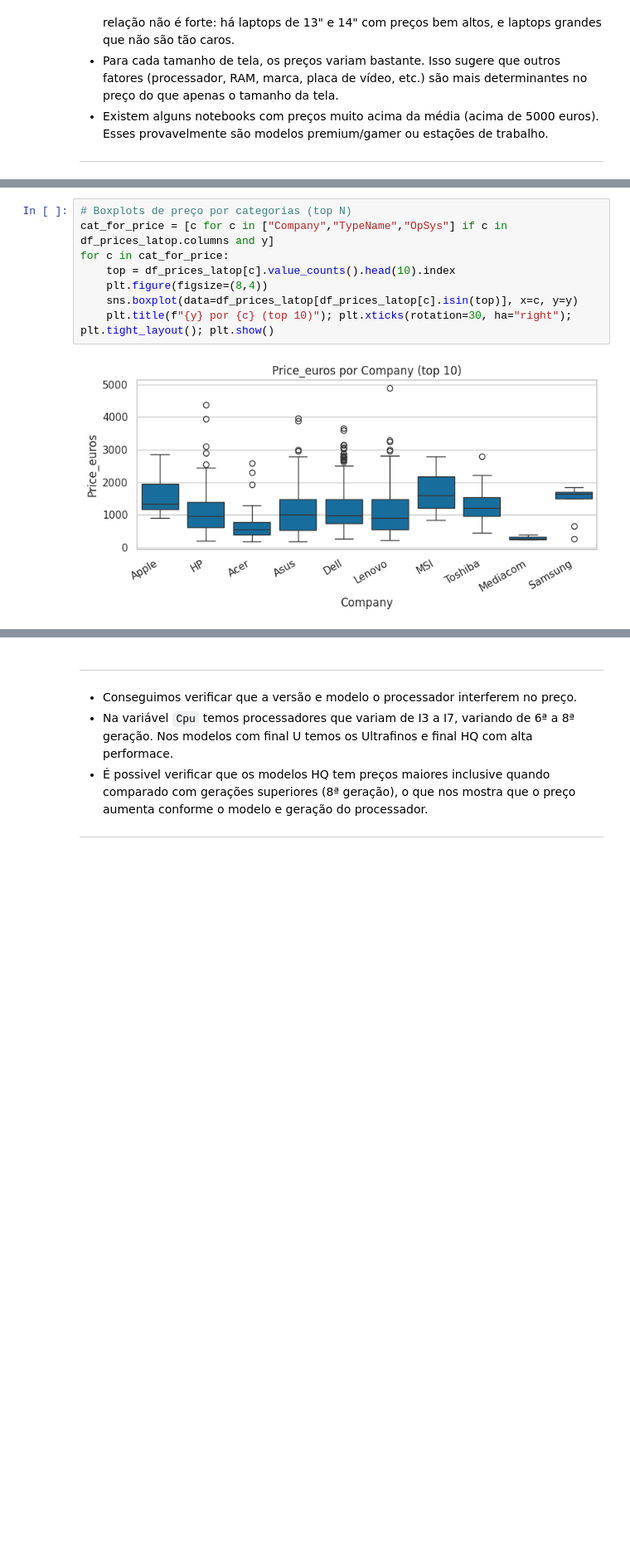
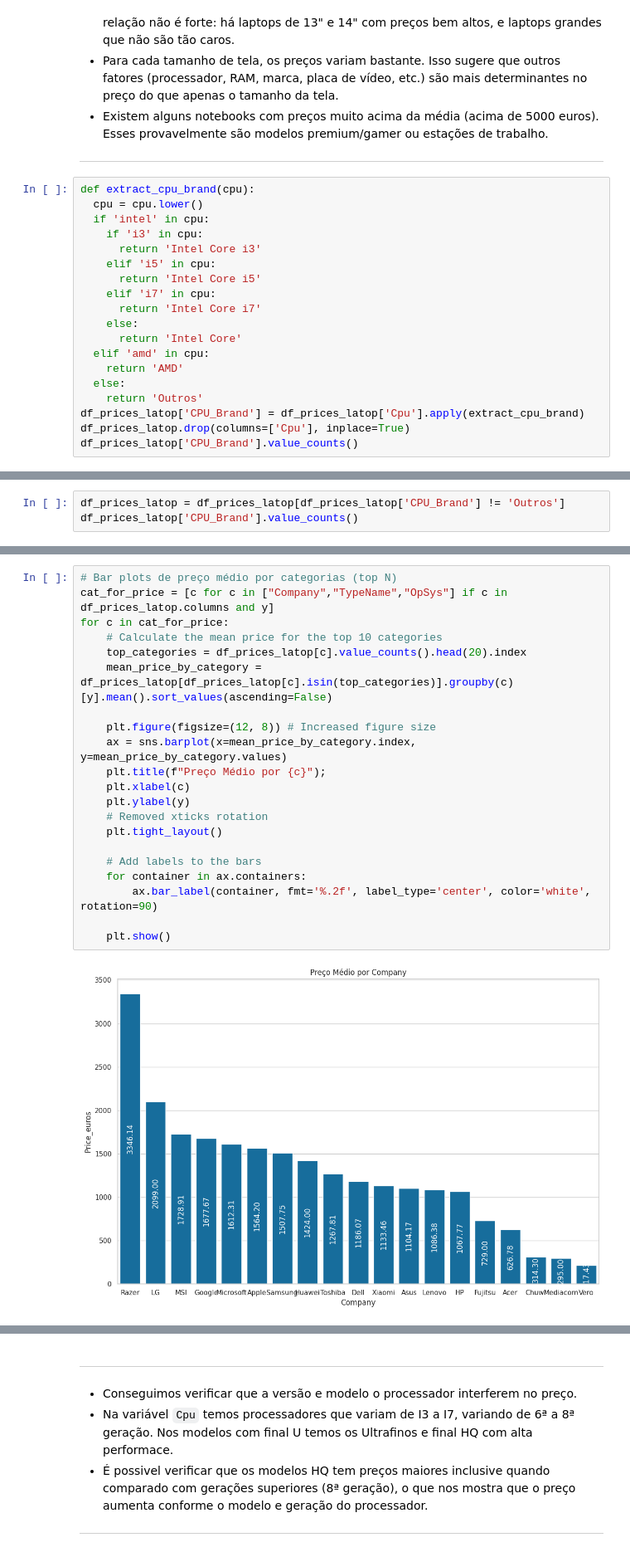
Before and after one commit to JNarimatsu/Bootcamp_Avanti_2025.3, a Jupyter notebook: Entrega_01_analise_exploratoria_de_dados_XI.ipynb, the cells around one changed output, grey strips where cells are left out. Shown at 83% size. Cells and saved outputs as stored; diff of their text form; blank space fills up the shorter version.

```diff
--- a/Entrega_01_analise_exploratoria_de_dados_XI.ipynb
+++ b/Entrega_01_analise_exploratoria_de_dados_XI.ipynb
@@ -573,3 +573,22 @@ if y:
  - Para cada tamanho de tela, os preços variam bastante. Isso sugere que outros fatores (processador, RAM, marca, placa de vídeo, etc.) são mais determinantes no preço do que apenas o tamanho da tela.
  - Existem alguns notebooks com preços muito acima da média (acima de 5000 euros). Esses provavelmente são modelos premium/gamer ou estações de trabalho.
 ---
+# %%
+def extract_cpu_brand(cpu):
+  cpu = cpu.lower()
+  if 'intel' in cpu:
+    if 'i3' in cpu:
+      return 'Intel Core i3'
+    elif 'i5' in cpu:
+      return 'Intel Core i5'
+    elif 'i7' in cpu:
+      return 'Intel Core i7'
+    else:
+      return 'Intel Core'
+  elif 'amd' in cpu:
+    return 'AMD'
+  else:
+    return 'Outros'
+df_prices_latop['CPU_Brand'] = df_prices_latop['Cpu'].apply(extract_cpu_brand)
+df_prices_latop.drop(columns=['Cpu'], inplace=True)
+df_prices_latop['CPU_Brand'].value_counts()
@@ -575,0 +605,3 @@ if y:
+# %%
+df_prices_latop = df_prices_latop[df_prices_latop['CPU_Brand'] != 'Outros']
+df_prices_latop['CPU_Brand'].value_counts()
@@ -624,10 +658,23 @@ else:
 # %%
-# Boxplots de preço por categorias (top N)
+# Bar plots de preço médio por categorias (top N)
 cat_for_price = [c for c in ["Company","TypeName","OpSys"] if c in df_prices_latop.columns and y]
 for c in cat_for_price:
-    top = df_prices_latop[c].value_counts().head(10).index
-    plt.figure(figsize=(8,4))
-    sns.boxplot(data=df_prices_latop[df_prices_latop[c].isin(top)], x=c, y=y)
-    plt.title(f"{y} por {c} (top 10)"); plt.xticks(rotation=30, ha="right"); plt.tight_layout(); plt.show()
+    # Calculate the mean price for the top 10 categories
+    top_categories = df_prices_latop[c].value_counts().head(20).index
+    mean_price_by_category = df_prices_latop[df_prices_latop[c].isin(top_categories)].groupby(c)[y].mean().sort_values(ascending=False)
+
+    plt.figure(figsize=(12, 8)) # Increased figure size
+    ax = sns.barplot(x=mean_price_by_category.index, y=mean_price_by_category.values)
+    plt.title(f"Preço Médio por {c}");
+    plt.xlabel(c)
+    plt.ylabel(y)
+    # Removed xticks rotation
+    plt.tight_layout()
+
+    # Add labels to the bars
+    for container in ax.containers:
+        ax.bar_label(container, fmt='%.2f', label_type='center', color='white', rotation=90)
+
+    plt.show()
 # %% [output]
-[figure, old version]
+[figure, new version]
```
Also changed, not shown: parts of 9 cells of this notebook.
